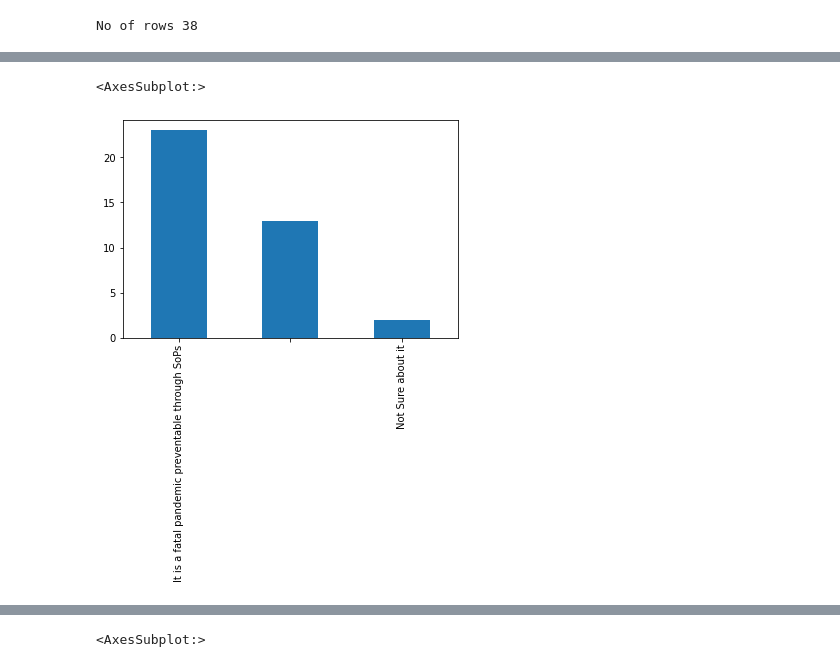
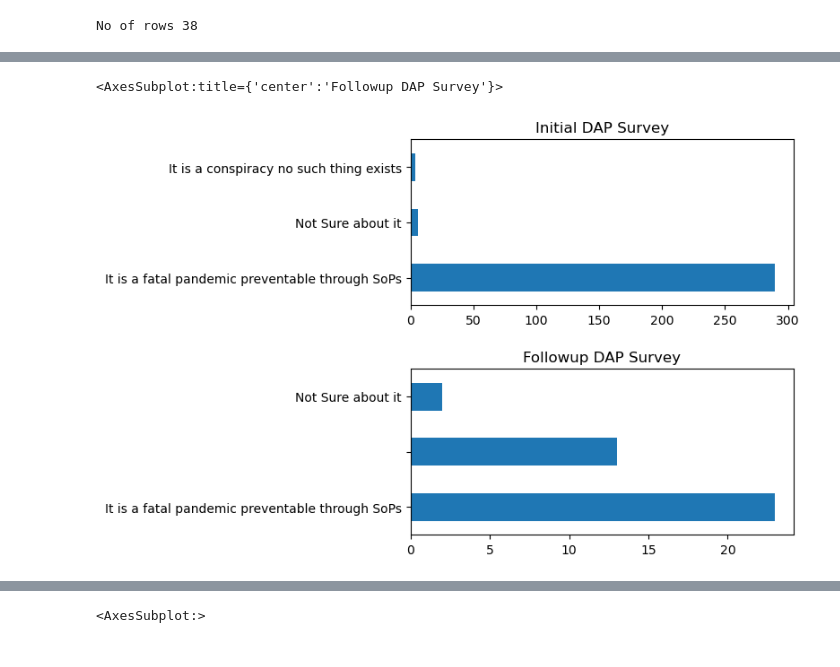
Before and after one commit to codeforpakistan/CfAll-Exchange, a Jupyter notebook: Haripur Survey Analysis.ipynb, the cells around one changed output, grey strips where cells are left out. Saved outputs shown, nothing was run; the diff lists cells and outputs as text; code cells hidden in the pictures.

```diff
--- a/Haripur Survey Analysis.ipynb
+++ b/Haripur Survey Analysis.ipynb
@@ -63,6 +60,9 @@ plot_bar(df, '2. What is your firm belief about Covid-19?')
-# %%
-plot_bar(df_2, 'What is your firm belief about Covid-19?')
-# %% [output]
-<AxesSubplot:>
-[figure, removed]
+# %%
+fig, axes = plt.subplots(2, 1, figsize=(5, 5))
+fig.tight_layout(h_pad=3)
+df['2. What is your firm belief about Covid-19?'].value_counts().plot.barh(ax=axes[0], title='Initial DAP Survey')
+df_2['What is your firm belief about Covid-19?'].value_counts().plot.barh(ax=axes[1], title='Followup DAP Survey')
+# %% [output]
+<AxesSubplot:title={'center':'Followup DAP Survey'}>
+[figure, added]
 # %% [markdown]
```
Also changed, not shown: parts of 77 cells of this notebook, 2 other files.
